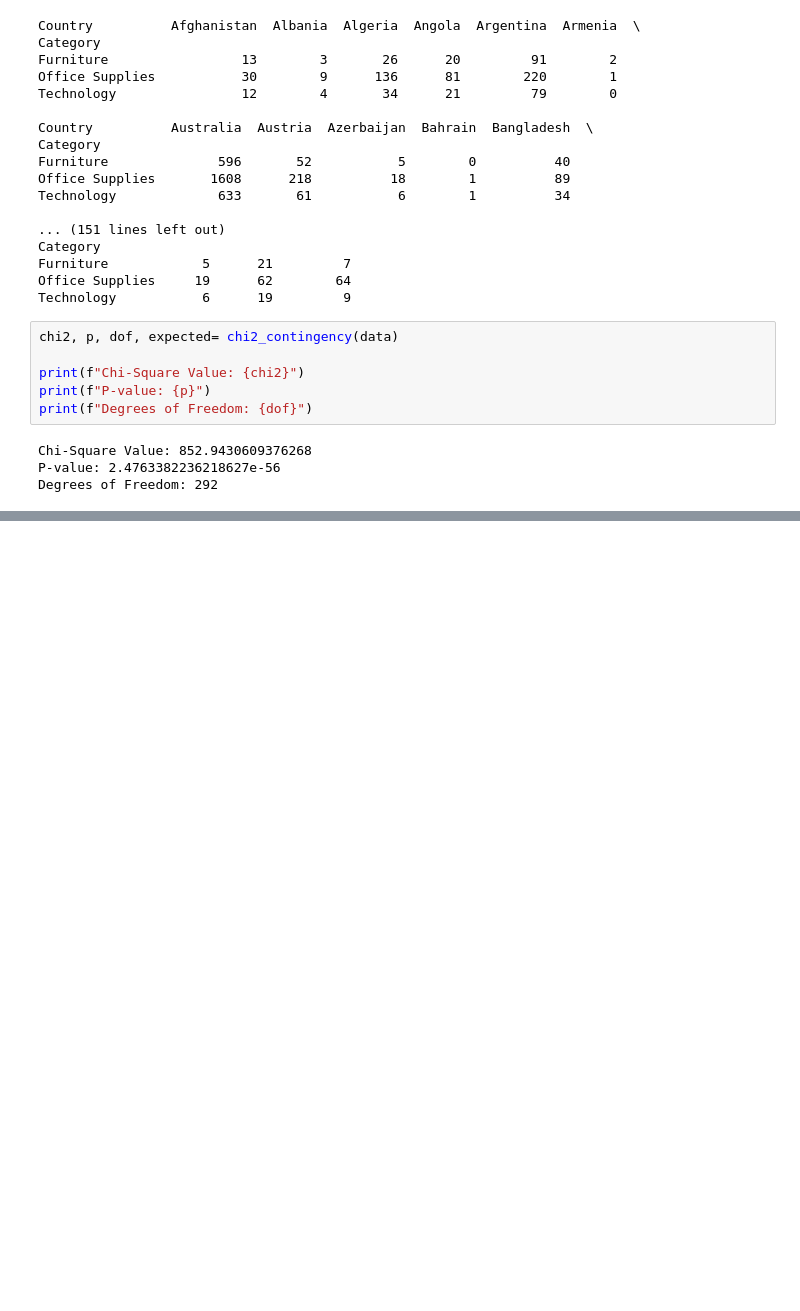
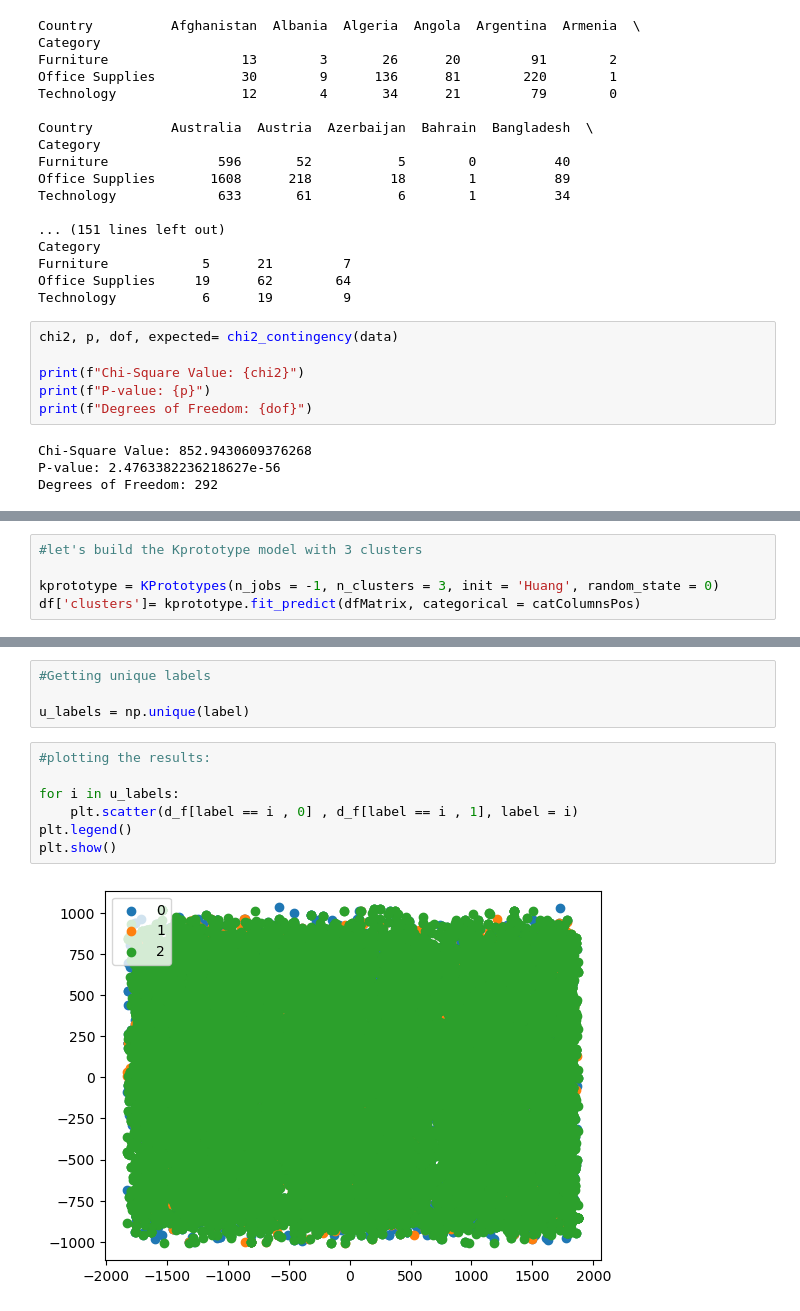
Before and after one commit to ApollonGT/mc-2023-moukrioti, a Jupyter notebook: Code1.ipynb, the cells around one changed output, grey strips where cells are left out. Cells and saved outputs as stored; diff of their text form; blank space fills up the shorter version.

```diff
--- a/Code1.ipynb
+++ b/Code1.ipynb
@@ -676,0 +876,5 @@ Degrees of Freedom: 292
+# %%
+#let's build the Kprototype model with 3 clusters
+
+kprototype = KPrototypes(n_jobs = -1, n_clusters = 3, init = 'Huang', random_state = 0)
+df['clusters']= kprototype.fit_predict(dfMatrix, categorical = catColumnsPos)
@@ -676,0 +888,13 @@ Degrees of Freedom: 292
+# %%
+#Getting unique labels
+
+u_labels = np.unique(label)
+# %%
+#plotting the results:
+
+for i in u_labels:
+    plt.scatter(d_f[label == i , 0] , d_f[label == i , 1], label = i)
+plt.legend()
+plt.show()
+# %% [output]
+[figure, added]
```
Also changed, not shown: parts of 36 cells of this notebook.
